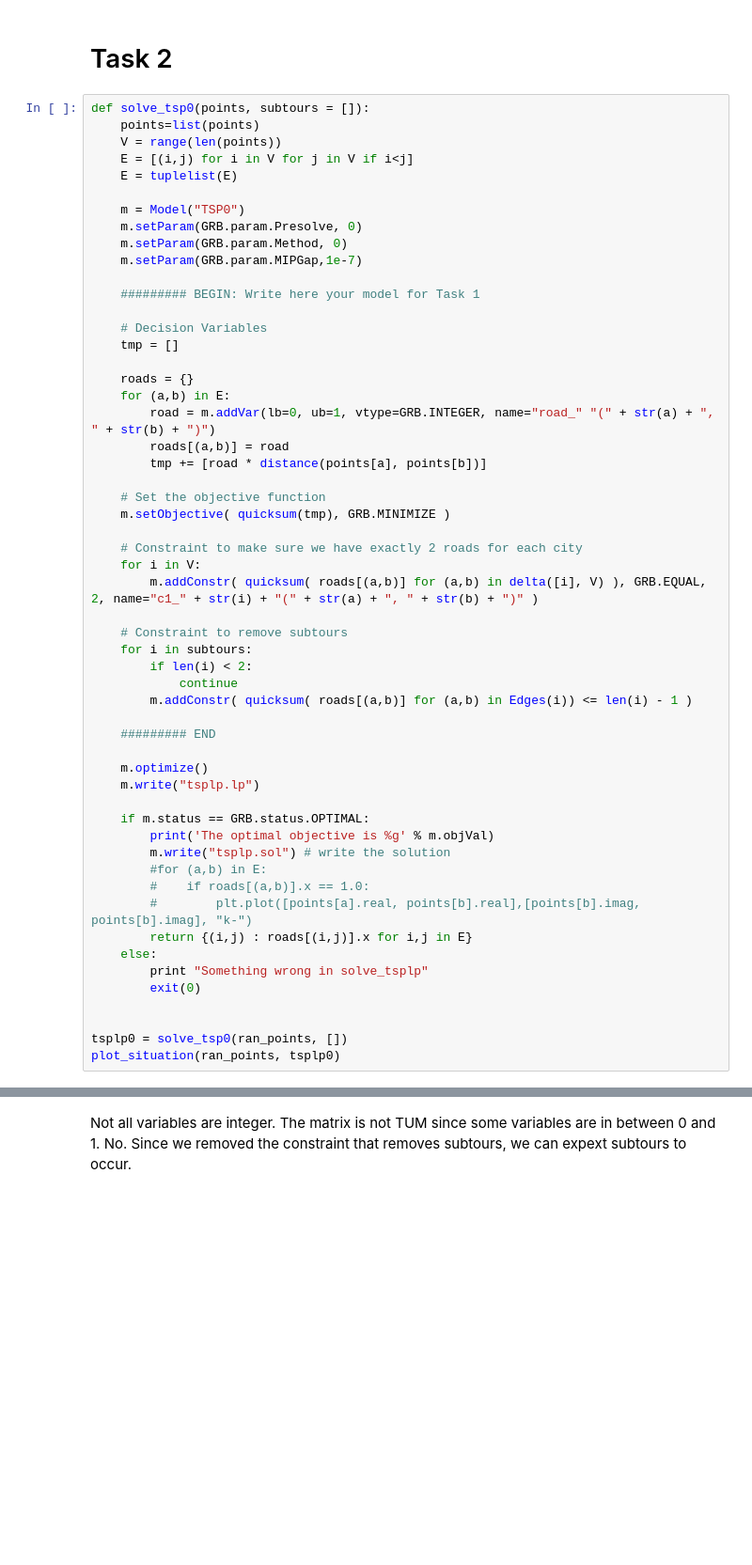
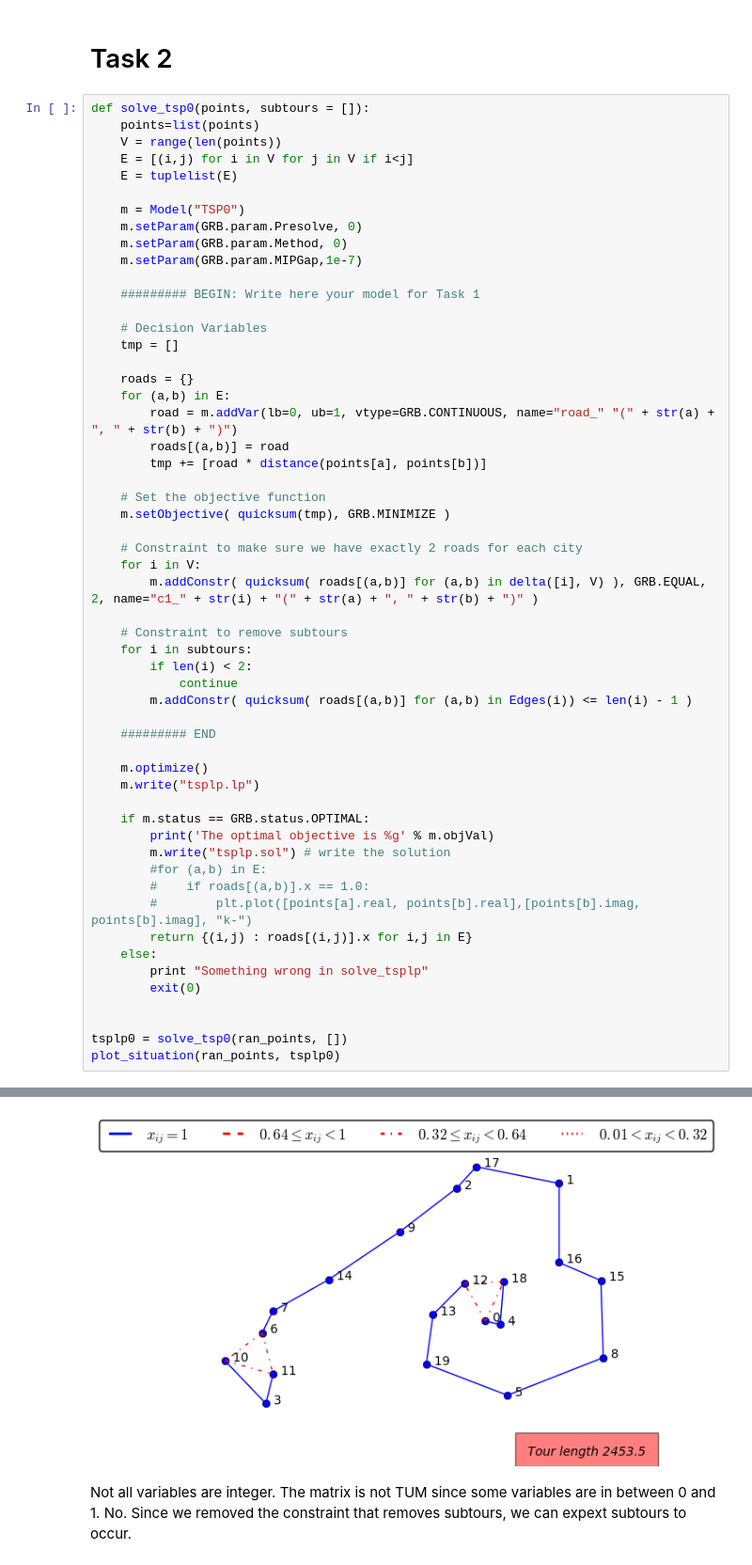
Before and after one commit to MGundersen/Assignment-1.2, a Jupyter notebook: notebook.ipynb, the cells around one changed output, grey strips where cells are left out. Shown at 94% size. Cells and saved outputs as stored; diff of their text form; blank space fills up the shorter version.

Commit message:
Started on the report
Need to be fixed: The figures does not show up in the pdf version

```diff
--- a/notebook.ipynb
+++ b/notebook.ipynb
@@ -115,7 +113,7 @@ def solve_tsp0(points, subtours = []):
 
     roads = {}
     for (a,b) in E:
-        road = m.addVar(lb=0, ub=1, vtype=GRB.INTEGER, name="road_" "(" + str(a) + ", " + str(b) + ")")
+        road = m.addVar(lb=0, ub=1, vtype=GRB.CONTINUOUS, name="road_" "(" + str(a) + ", " + str(b) + ")")
         roads[(a,b)] = road
         tmp += [road * distance(points[a], points[b])]
 
@@ -151,3 +149,4 @@ def solve_tsp0(points, subtours = []):
 
 tsplp0 = solve_tsp0(ran_points, [])
 plot_situation(ran_points, tsplp0)
+# %% [output]
@@ -154,3 +170,4 @@ plot_situation(ran_points, tsplp0)
+[figure, added]
 # %% [markdown]
 Not all variables are integer. The matrix is not TUM since some variables are in between 0 and 1. No. Since we removed the constraint that removes subtours, we can expext subtours to occur.
 # %% [markdown]
```
Also changed, not shown: parts of 5 cells of this notebook, 9 other files.
